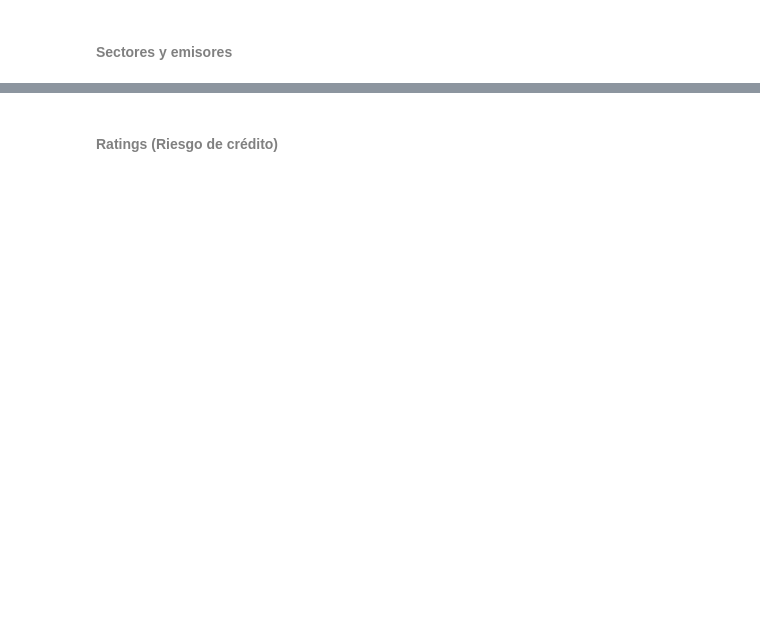
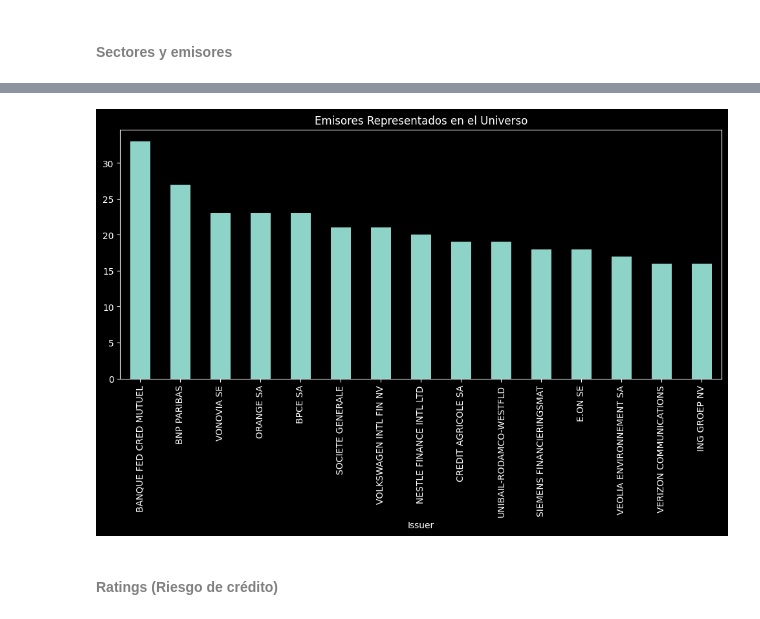
Before and after one commit to danielgarcialop18-cell/Tarea2_RentaFija_DanielGarciaLopez, a Jupyter notebook: Tarea 2_RentaFija_DanielGarciaLopez.ipynb, the cells around one changed output, grey strips where cells are left out. Cells and saved outputs as stored; diff of their text form; code cells hidden in the pictures; blank space fills up the shorter version.

```diff
--- a/Tarea 2_RentaFija_DanielGarciaLopez.ipynb
+++ b/Tarea 2_RentaFija_DanielGarciaLopez.ipynb
@@ -95,2 +364,9 @@ Entre otras, plantéate cuestiones como:
+# %%
+# Distribución de Emisores
+df["Issuer"].value_counts().head(15).plot(kind="bar", figsize=(12,5))
+plt.title("Emisores Representados en el Universo")
+plt.show()
+# %% [output]
+[figure, added]
 # %% [markdown]
 #### <font color=#808080>Ratings (Riesgo de crédito)</font>
```
Also changed, not shown: parts of 69 cells of this notebook.
